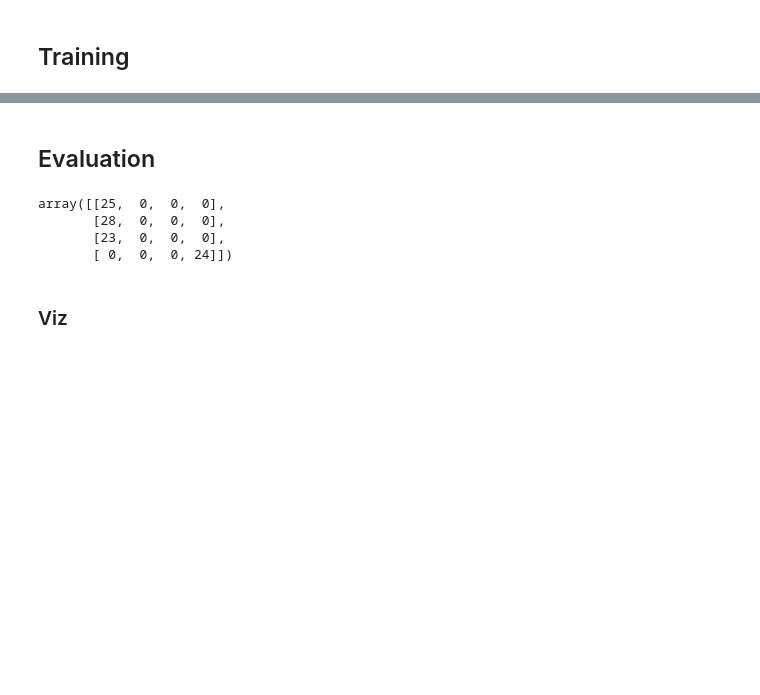
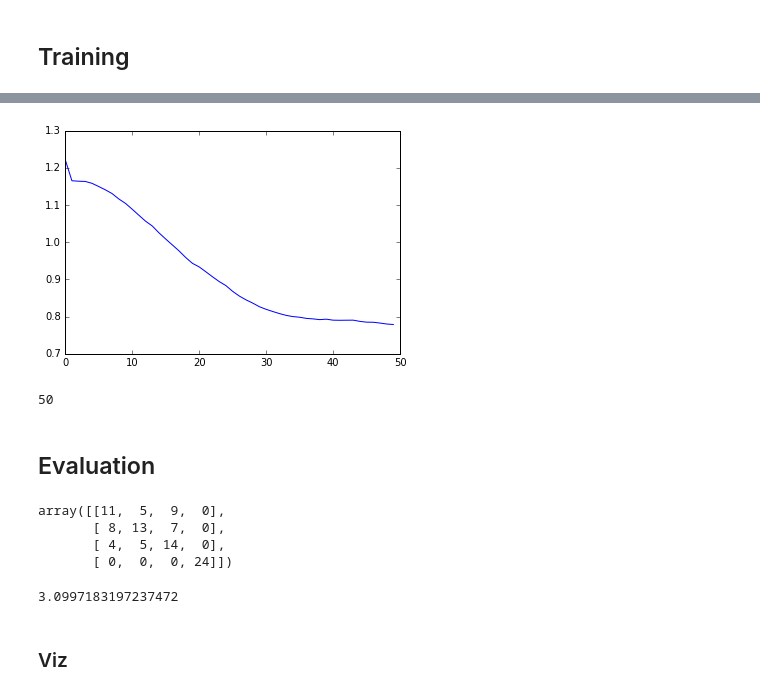
Before and after one commit to saeedaghabozorgi/SETI, a Jupyter notebook: SETI_CNN_Tf.ipynb, the cells around one changed output, grey strips where cells are left out. Saved outputs shown, nothing was run; the diff lists cells and outputs as text; code cells hidden in the pictures; blank space fills up the shorter version.

```diff
--- a/SETI_CNN_Tf.ipynb
+++ b/SETI_CNN_Tf.ipynb
@@ -316,13 +339,31 @@ Optimization Finished!
+# %%
+%matplotlib inline
+import numpy as np
+import matplotlib.pyplot as plt
+plt.plot([np.mean(loss_values[i:i+5]) for i in range(len(loss_values))])
+plt.show()
+# %% [output]
+[figure, added]
+# %%
+len(loss_values)
+# %% [output]
+50
 # %% [markdown]
 ## Evaluation
 # %%
-y_ = np.argmax(y_test[0:100],1)
-confusion_matrix(y_, y)
+y_ = np.argmax(y_test[0:100],1) # ground truth
+confusion_matrix(y_, y_lb)
 # %% [output]
-array([[25,  0,  0,  0],
-       [28,  0,  0,  0],
-       [23,  0,  0,  0],
+array([[11,  5,  9,  0],
+       [ 8, 13,  7,  0],
+       [ 4,  5, 14,  0],
        [ 0,  0,  0, 24]])
+# %%
+#logLoss
+from sklearn import metrics
+metrics.log_loss(y_, y,labels=range(4))
+# %% [output]
+3.0997183197237472
 # %% [markdown]
 ### Viz
 # %%
```
Also changed, not shown: parts of 38 cells of this notebook.
